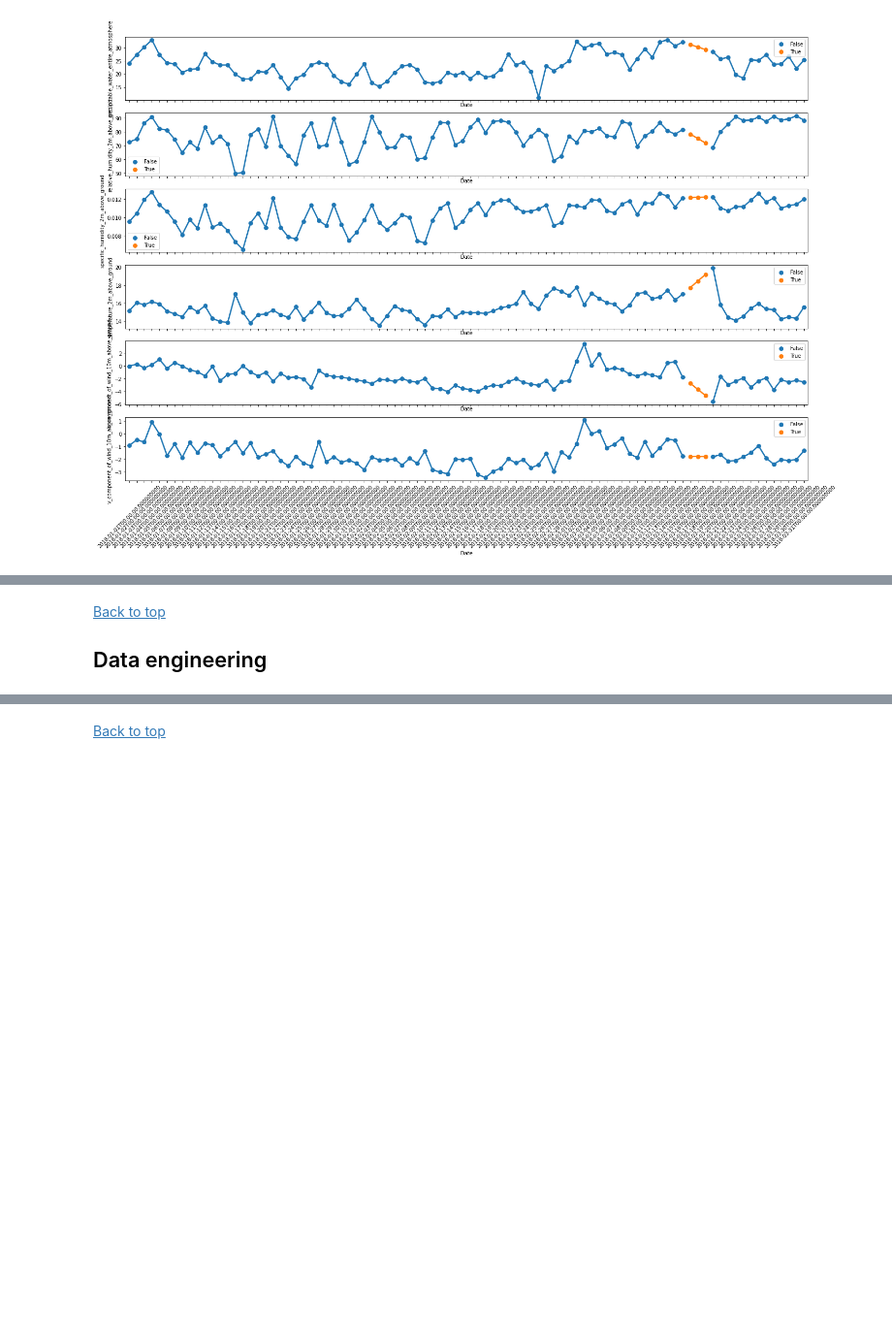
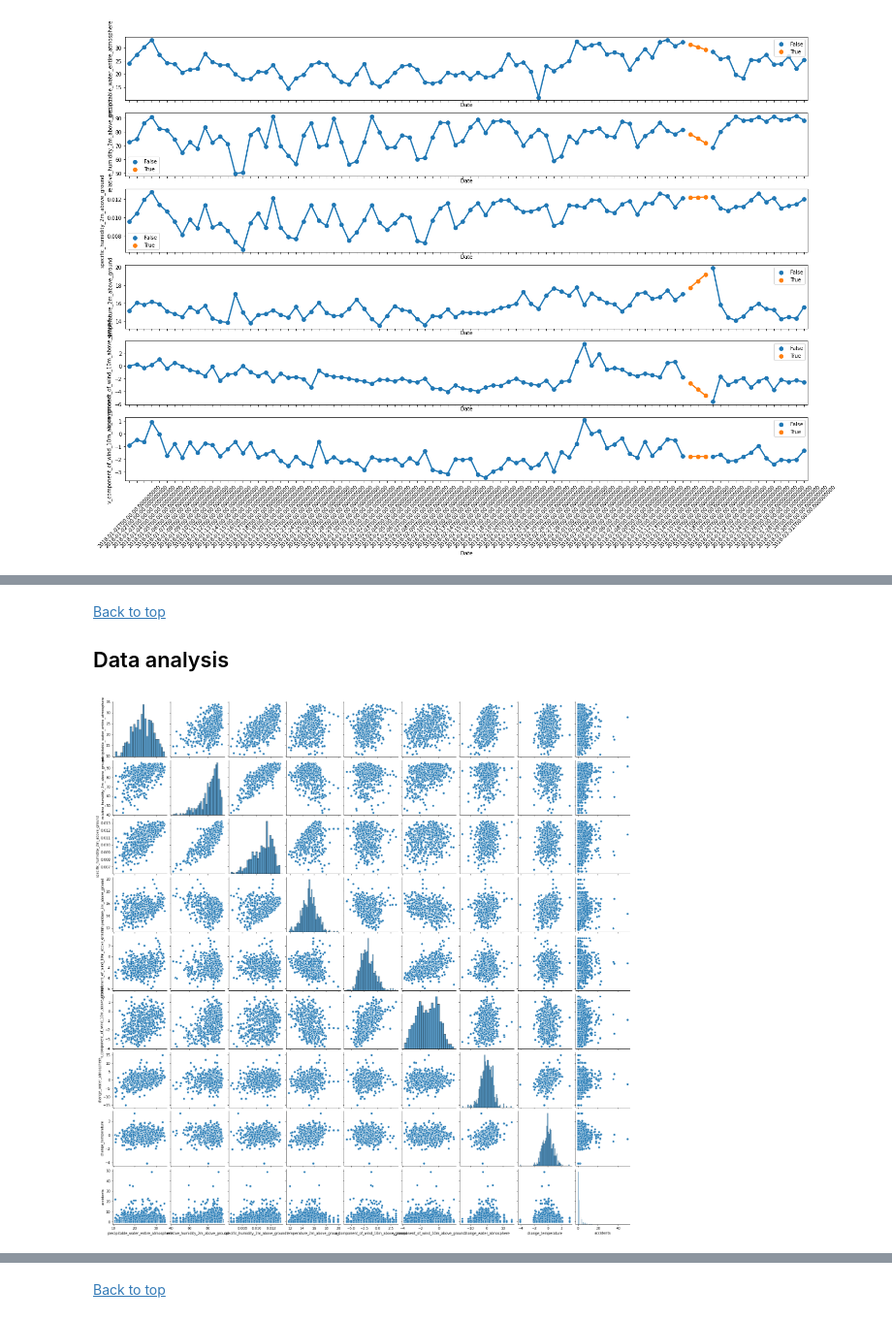
Before and after one commit to AndOleAnd/Capstone_N_A_P, a Jupyter notebook: Notebooks/Weather_EDA.ipynb, the cells around one changed output, grey strips where cells are left out. Shown at 97% size. Saved outputs shown, nothing was run; the diff lists cells and outputs as text; code cells hidden in the pictures; blank space fills up the shorter version.

Commit message:
Weather EDA and improved accident EDA

```diff
--- a/Notebooks/Weather_EDA.ipynb
+++ b/Notebooks/Weather_EDA.ipynb
@@ -154,0 +287,22 @@ chart.set_xticklabels(chart.get_xticklabels(), rotation=45);
+# %%
+def add_weather_change(df_weather):
+    df_weather["change_water_atmosphere"] = 0
+    df_weather["change_temperature"] = 0
+    for row in range(df_weather.shape[0]):
+        if row == 0:
+            df_weather.loc[row, "change_water_atmosphere"] = 0
+            df_weather.loc[row, "change_temperature"] = 0
+        else:
+            df_weather.loc[row, "change_water_atmosphere"] = df_weather.loc[row, "precipitable_water_entire_atmosphere"] - df_weather.loc[row-1, "precipitable_water_entire_atmosphere"]
+            df_weather.loc[row, "change_temperature"] = df_weather.loc[row, "temperature_2m_above_ground"] - df_weather.loc[row-1, "temperature_2m_above_ground"]
+    return df_weather
+# %%
+df_train["date"] = df_train["datetime"].apply(lambda x: x.date())
+df_weather["Date"] = df_weather["Date"].apply(lambda x: x.date())
+
+df_weather = add_weather_change(df_weather)
+
+df_train = df_train.merge(df_weather, left_on="date", right_on="Date", how="left")
+df_train = df_train.drop("Date", axis=1)
+
+df_train.head()
@@ -154,0 +318,8 @@ chart.set_xticklabels(chart.get_xticklabels(), rotation=45);
+# %%
+df_train_complete = create_time_windows(df_train)
+df_train_complete["date"] = df_train_complete["date"].apply(lambda x: x.date())
+
+df_train_complete = df_train_complete.merge(df_weather, left_on="date", right_on="Date", how="left")
+df_train_complete = df_train_complete.drop("Date", axis=1)
+
+df_train_complete.head()
@@ -159,4 +337,12 @@ chart.set_xticklabels(chart.get_xticklabels(), rotation=45);
 </br>
 </br>
 
-## Data engineering <a name="Data_engineering"></a>
+## Data analysis <a name="Data_analysis"></a>
+# %%
+weather_accidents = df_train_complete[["precipitable_water_entire_atmosphere", "relative_humidity_2m_above_ground",
+                                       "specific_humidity_2m_above_ground", "temperature_2m_above_ground",
+                                       "u_component_of_wind_10m_above_ground", "v_component_of_wind_10m_above_ground",
+                                       "change_water_atmosphere", "change_temperature", "accidents"]]
+chart = sns.pairplot(weather_accidents);
+# %% [output]
+[figure, added]
```
Also changed, not shown: parts of 13 cells of this notebook, 1 other file.
